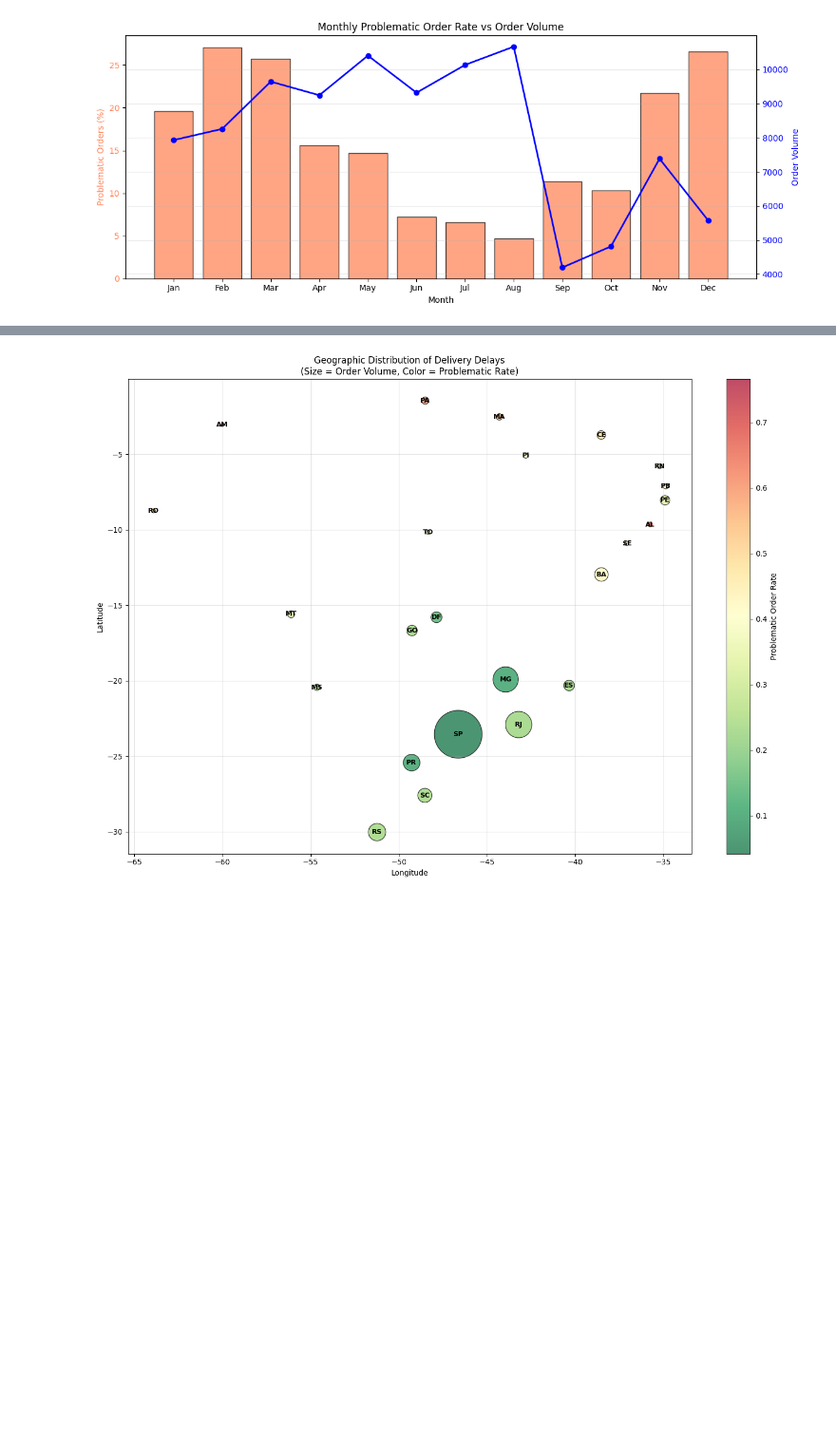
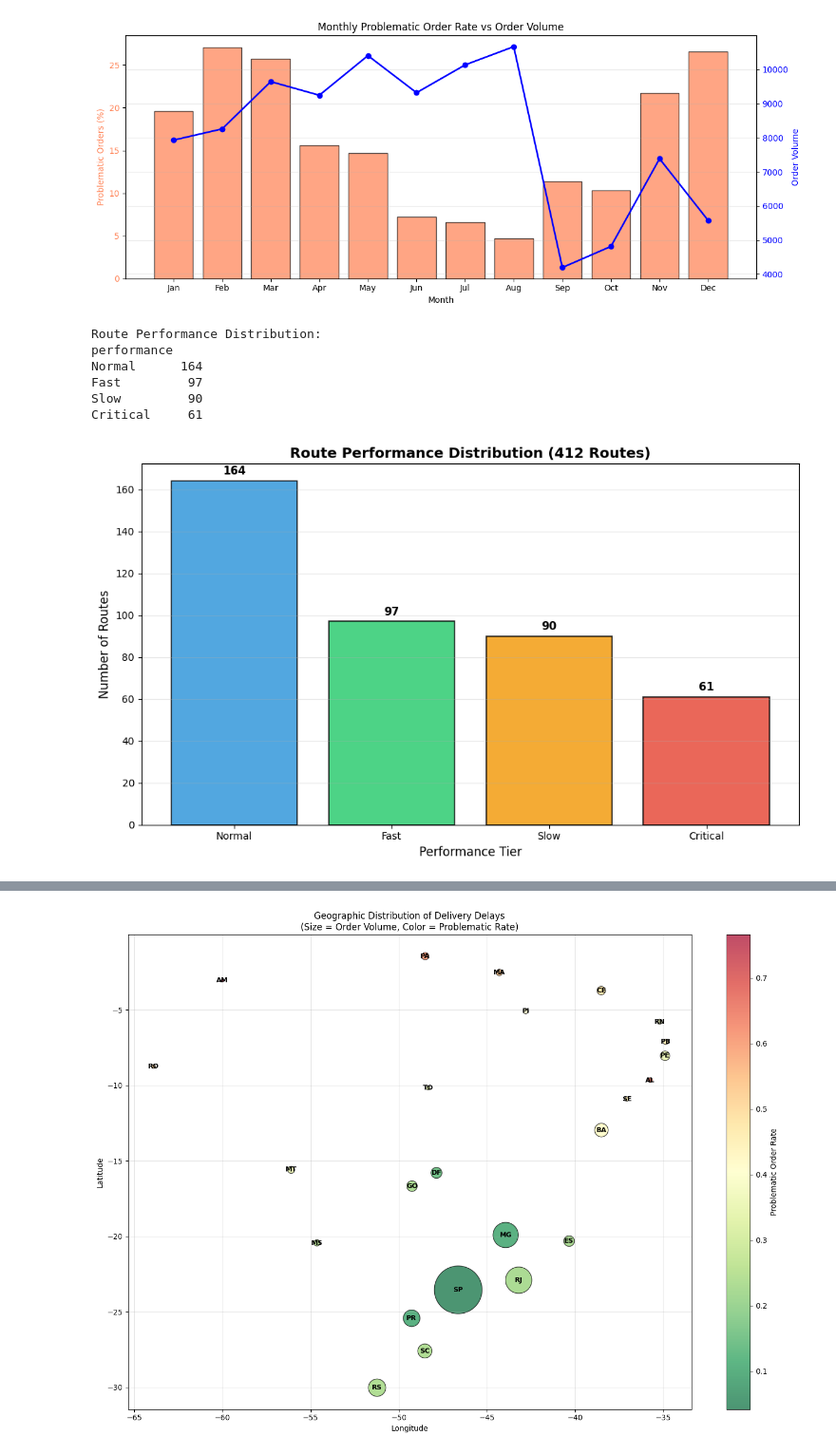
Before and after one commit to Afrodithena/kinaya_project_analysis, a Jupyter notebook: olist_logistic_engine/End_to_End_Logistic_Network_Intelligence_Geospatial_Warehouse_Optimization.ipynb, the cells around one changed output, grey strips where cells are left out. Shown at 95% size. Cells and saved outputs as stored; diff of their text form; code cells hidden in the pictures; blank space fills up the shorter version.

```diff
--- a/olist_logistic_engine/End_to_End_Logistic_Network_Intelligence_Geospatial_Warehouse_Optimization.ipynb
+++ b/olist_logistic_engine/End_to_End_Logistic_Network_Intelligence_Geospatial_Warehouse_Optimization.ipynb
@@ -3851,3 +4492,50 @@ Oct                        0.103      4814
 Nov                        0.217      7385
 Dec                        0.266      5576
 [figure]
+# %%
+# ============================================
+# ROUTE PERFORMANCE DISTRIBUTION (for bar chart)
+# ============================================
+
+performance_counts = route_features['performance'].value_counts()
+print("Route Performance Distribution:")
+print(performance_counts.to_string())
+
+# For plotting
+import matplotlib.pyplot as plt
+
+fig, ax = plt.subplots(figsize=(10, 6))
+
+# Updated color scheme
+colors = {
+    'Fast': '#2ecc71',      # Bright green
+    'Normal': '#3498db',    # Blue
+    'Slow': '#f39c12',      # Orange
+    'Critical': '#e74c3c'   # Red
+}
+
+bars = ax.bar(performance_counts.index, performance_counts.values,
+              color=[colors.get(x, 'gray') for x in performance_counts.index],
+              edgecolor='black', linewidth=1.2, alpha=0.85)
+
+ax.set_xlabel('Performance Tier', fontsize=12)
+ax.set_ylabel('Number of Routes', fontsize=12)
+ax.set_title('Route Performance Distribution (412 Routes)', fontsize=14, fontweight='bold')
+ax.grid(True, alpha=0.3, axis='y')
+
+# Add value labels on bars
+for bar in bars:
+    height = bar.get_height()
+    ax.text(bar.get_x() + bar.get_width()/2., height + 2,
+            f'{int(height)}', ha='center', va='bottom', fontweight='bold', fontsize=11)
+
+plt.tight_layout()
+plt.show()
+# %% [output]
+Route Performance Distribution:
+performance
+Normal      164
+Fast         97
+Slow         90
+Critical     61
+[figure, added]
```
Also changed, not shown: parts of 47 cells of this notebook, 1 other file.
